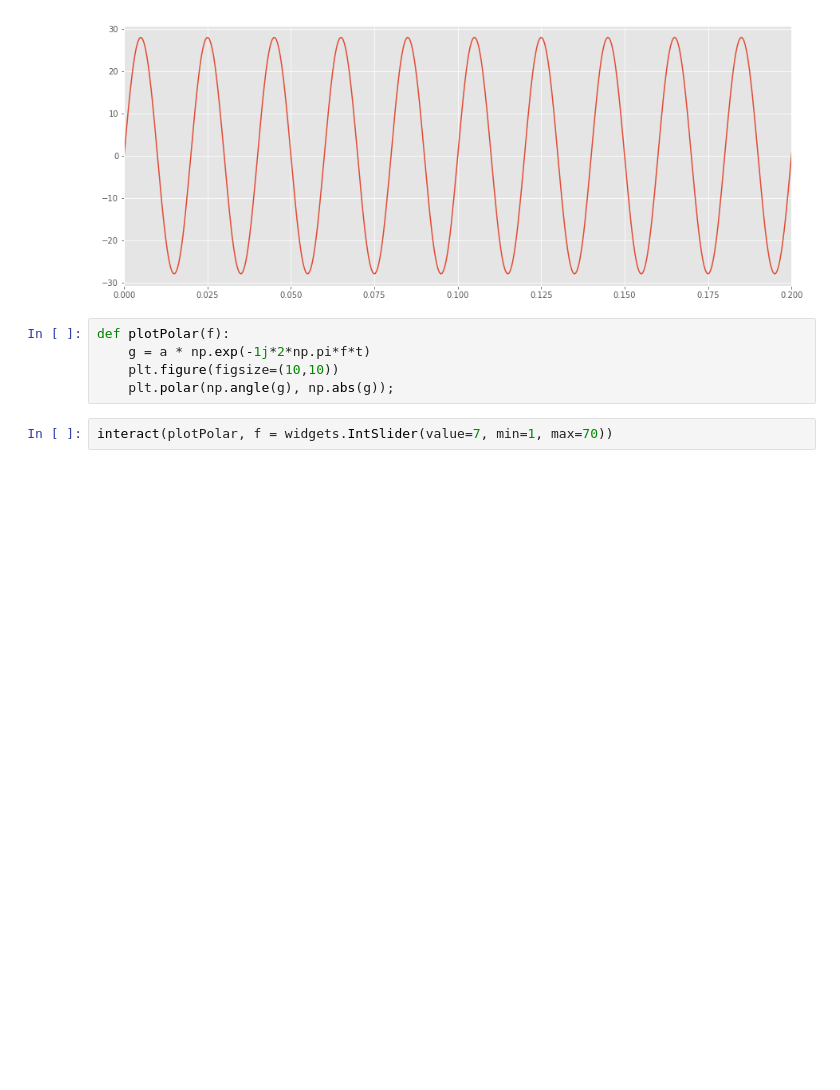
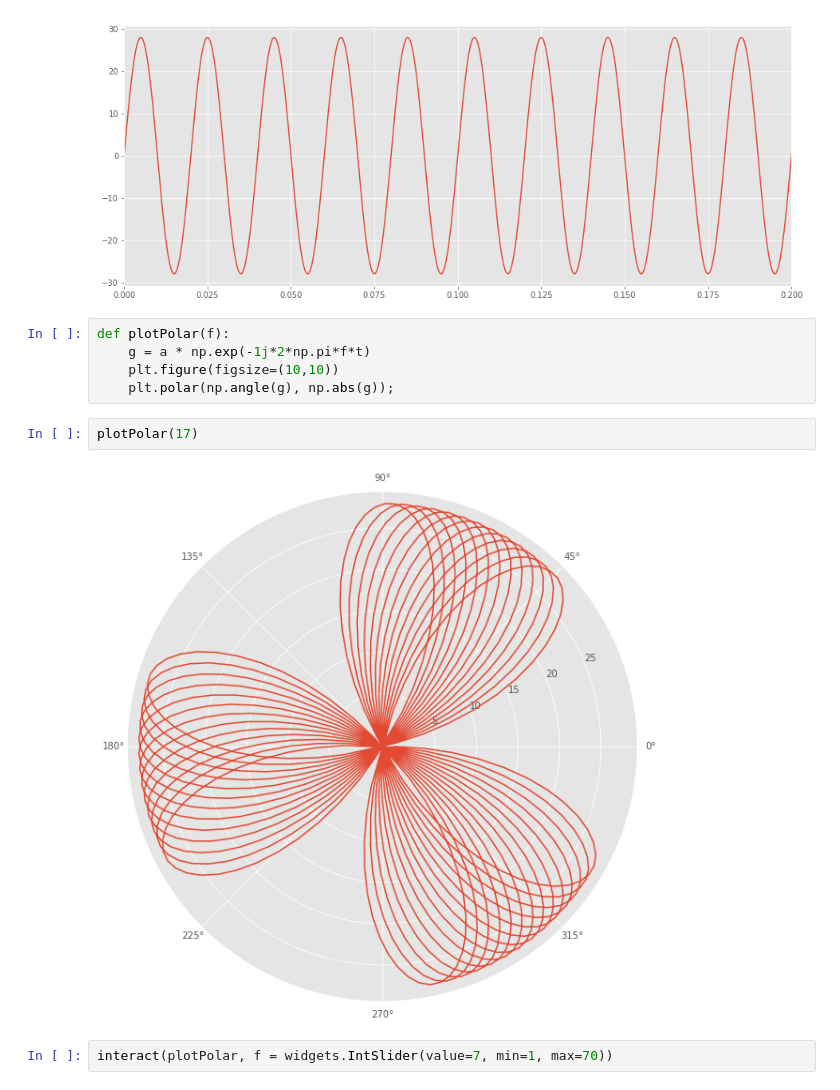
Before and after one commit to rafburzy/Python_EE, a Jupyter notebook: Fourier/Fourier.ipynb, the cells around one changed output. Drawn from its saved outputs; the diff is of its cells as text; blank space fills up the shorter version.

Commit message:
added static plot

```diff
--- a/Fourier/Fourier.ipynb
+++ b/Fourier/Fourier.ipynb
@@ -27,6 +27,10 @@ def plotPolar(f):
     g = a * np.exp(-1j*2*np.pi*f*t)
     plt.figure(figsize=(10,10))
     plt.polar(np.angle(g), np.abs(g));
+# %%
+plotPolar(17)
+# %% [output]
+[figure, added]
 # %%
 interact(plotPolar, f = widgets.IntSlider(value=7, min=1, max=70))
 # %% [output]
```
